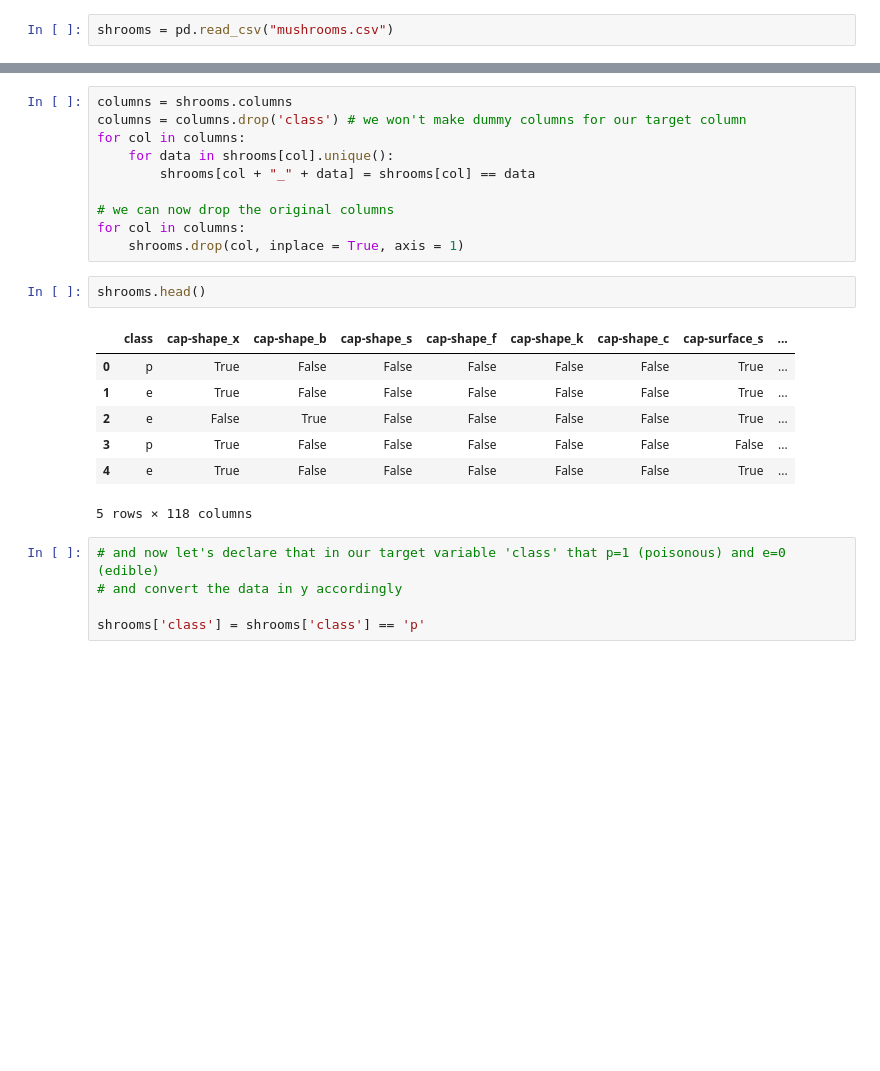
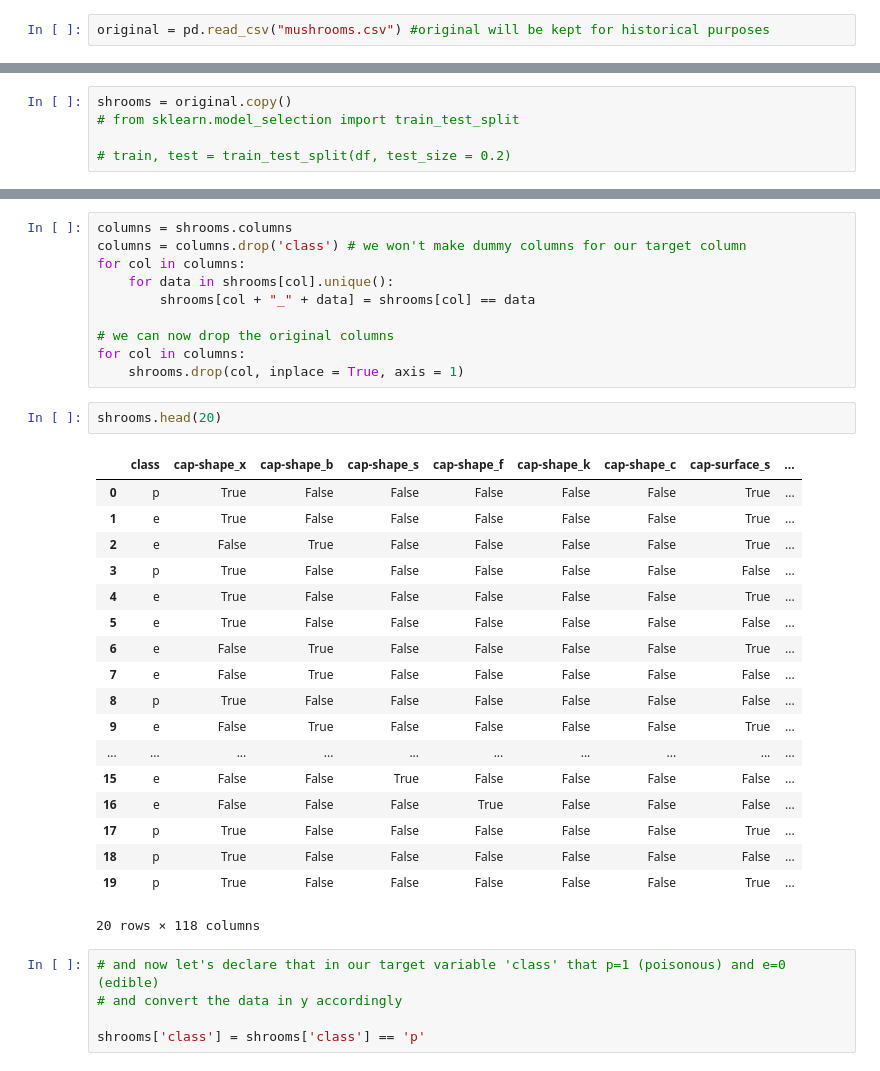
Before and after one commit to mohsseha/DSI-BOS-students, a Jupyter notebook: pparker-roach/capstone/Capstone_Sandbox.ipynb, the cells around one changed output, grey strips where cells are left out. Saved outputs shown, nothing was run; the diff lists cells and outputs as text; blank space fills up the shorter version.

```diff
--- a/pparker-roach/capstone/Capstone_Sandbox.ipynb
+++ b/pparker-roach/capstone/Capstone_Sandbox.ipynb
@@ -50,2 +201,2 @@ from matplotlib import pyplot as plt
 # %%
-shrooms = pd.read_csv("mushrooms.csv")
+original = pd.read_csv("mushrooms.csv") #original will be kept for historical purposes
@@ -52,3 +205,8 @@ shrooms = pd.read_csv("mushrooms.csv")
+# %%
+shrooms = original.copy()
+# from sklearn.model_selection import train_test_split
+
+# train, test = train_test_split(df, test_size = 0.2)
 # %% [markdown]
 #### Let's take a look at some of the features of this data
 # %%
@@ -107,15 +263,26 @@ for col in columns:
 for col in columns:
     shrooms.drop(col, inplace = True, axis = 1)
 # %%
-shrooms.head()
+shrooms.head(20)
 # %% [output]
 |  | class | cap-shape_x | cap-shape_b | cap-shape_s | cap-shape_f | cap-shape_k | cap-shape_c | cap-surface_s | ... |
 | 0 | p | True | False | False | False | False | False | True | ... |
 | 1 | e | True | False | False | False | False | False | True | ... |
 | 2 | e | False | True | False | False | False | False | True | ... |
 | 3 | p | True | False | False | False | False | False | False | ... |
 | 4 | e | True | False | False | False | False | False | True | ... |
+| 5 | e | True | False | False | False | False | False | False | ... |
+| 6 | e | False | True | False | False | False | False | True | ... |
+| 7 | e | False | True | False | False | False | False | False | ... |
+| 8 | p | True | False | False | False | False | False | False | ... |
+| 9 | e | False | True | False | False | False | False | True | ... |
+| ... | ... | ... | ... | ... | ... | ... | ... | ... | ... |
+| 15 | e | False | False | True | False | False | False | False | ... |
+| 16 | e | False | False | False | True | False | False | False | ... |
+| 17 | p | True | False | False | False | False | False | True | ... |
+| 18 | p | True | False | False | False | False | False | False | ... |
+| 19 | p | True | False | False | False | False | False | True | ... |
-5 rows × 118 columns
+20 rows × 118 columns
 # %%
 # and now let's declare that in our target variable 'class' that p=1 (poisonous) and e=0 (edible)
 # and convert the data in y accordingly
```
Also changed, not shown: parts of 48 cells of this notebook, 10 other files.
